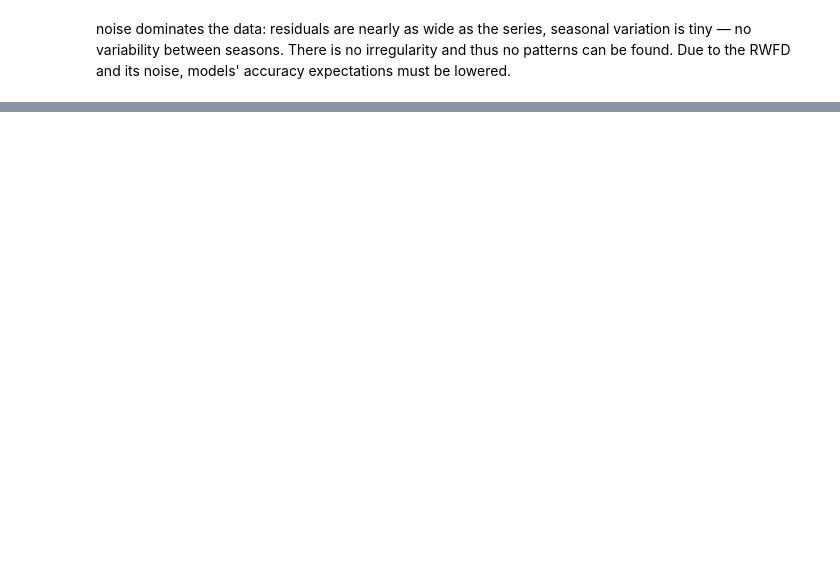
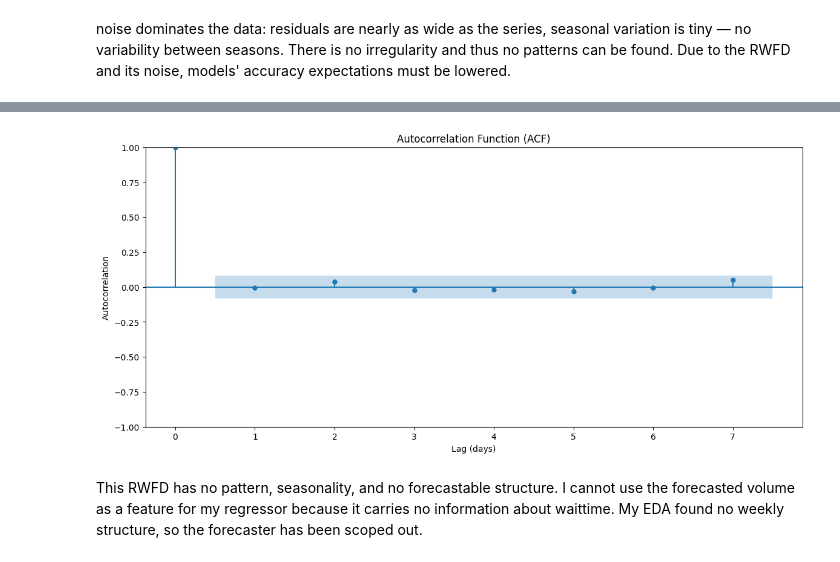
Before and after one commit to Mikayla-ds2/surge-sense, a Jupyter notebook: time_series_eda.ipynb, the cells around one changed output, grey strips where cells are left out. Cells and saved outputs as stored; diff of their text form; code cells hidden in the pictures; blank space fills up the shorter version.

```diff
--- a/time_series_eda.ipynb
+++ b/time_series_eda.ipynb
@@ -298,7 +566,11 @@ seasonal_data.head()
 # %%
 fig, ax = plt.subplots(figsize=(14, 6))
-plot_acf(seasonal_data, lags=90, ax=ax)
+plot_acf(seasonal_data, lags=7, ax=ax)
 ax.set_xlabel('Lag (days)')
 ax.set_ylabel('Autocorrelation')
 ax.set_title('Autocorrelation Function (ACF)')
 plt.show()
+# %% [output]
+[figure, added]
+# %% [markdown]
+This RWFD has no pattern, seasonality, and no forecastable structure. I cannot use the forecasted volume as a feature for my regressor because it carries no information about waittime. My EDA found no weekly structure, so the forecaster has been scoped out.
```
Also changed, not shown: parts of 33 cells of this notebook, 1 other file.
